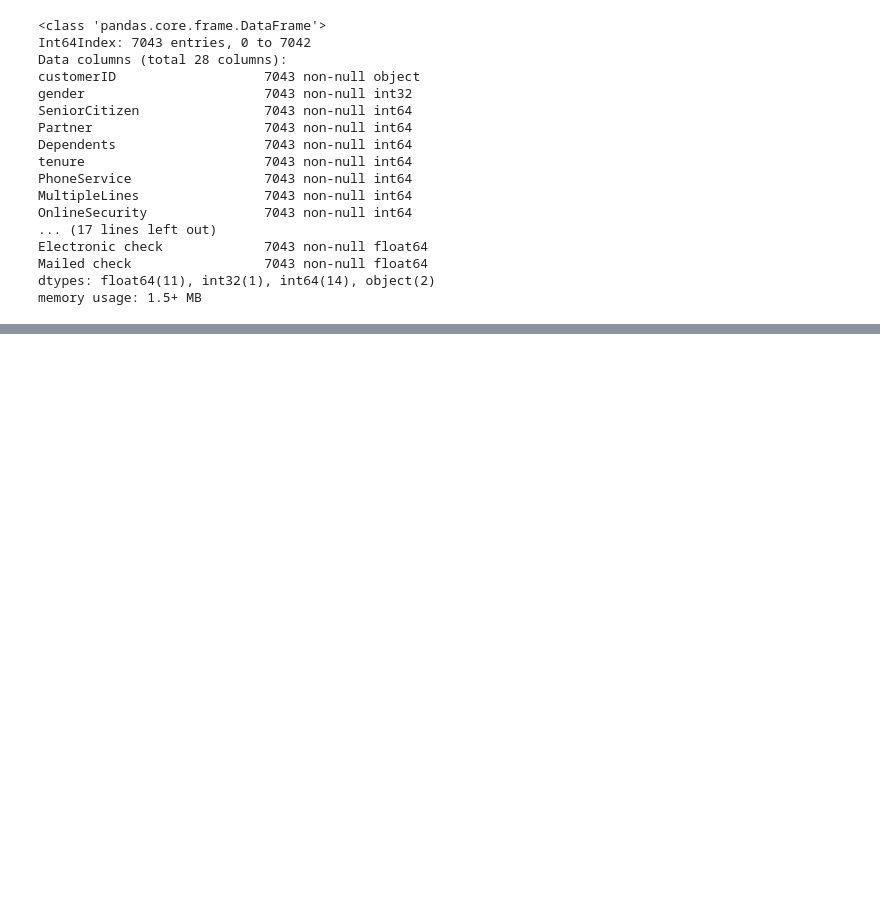
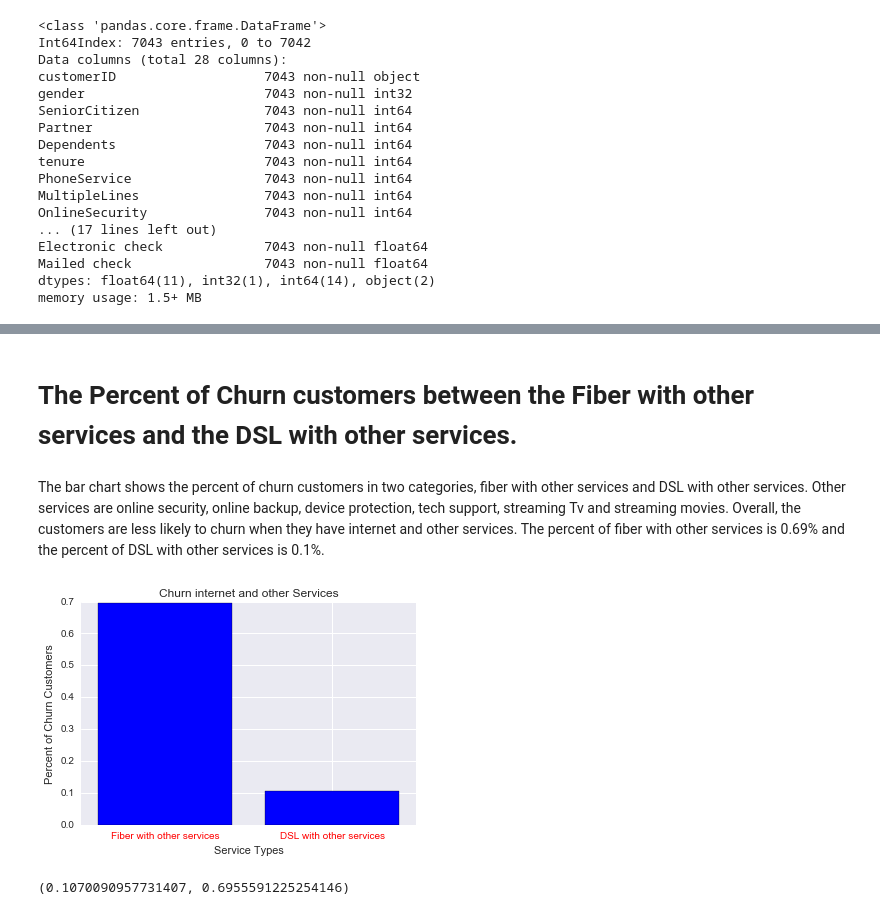
Before and after one commit to vinhpvu/Telco-customer-analytics, a Jupyter notebook: Untitled.ipynb, the cells around one changed output, grey strips where cells are left out. Drawn from its saved outputs; the diff is of its cells as text; code cells hidden in the pictures; blank space fills up the shorter version.

```diff
--- a/Untitled.ipynb
+++ b/Untitled.ipynb
@@ -292,0 +141,30 @@ plt.show()
+# %% [markdown]
+# The Percent of Churn customers between the Fiber with other services and  the DSL with other services.
+# %% [markdown]
+The bar chart shows the percent of churn customers in two categories, fiber with other services and DSL with other services. Other services are online security, online backup, device protection, tech support, streaming Tv and streaming movies. Overall, the customers are less likely to churn when they have internet and other services. The percent of fiber with other services is 0.69% and the percent of DSL with other services is 0.1%.
+# %%
+churn_phone_DSL_other=churn_data.customerID[(churn_data["DSL"]==1)&(churn_data["OnlineSecurity"]==1)&(churn_data["OnlineBackup"]==1)
+                                      &(churn_data["DeviceProtection"]==1)&(churn_data["TechSupport"]==1)&(churn_data["StreamingTV"]==1)
+                                     &(churn_data["StreamingMovies"]==1)]
+churn_phone_Fiber_other=churn_data.customerID[(churn_data["Fiber optic"]==1)&(churn_data["OnlineSecurity"]==1)&(churn_data["OnlineBackup"]==1)
+                                      &(churn_data["DeviceProtection"]==1)&(churn_data["TechSupport"]==1)&(churn_data["StreamingTV"]==1)
+                                     &(churn_data["StreamingMovies"]==1)]
+
+percent_churn_phone_DSL_other= percent_column(churn_phone_DSL_other)
+percent_churn_phone_Fiber_other=percent_column(churn_phone_Fiber_other)
+axis1=[1,2]
+
+plt.bar(axis1, [percent_churn_phone_Fiber_other,percent_churn_phone_DSL_other],color="blue",align = 'center')
+
+labels = ['Fiber with other services' ,'DSL with other services']
+
+plt.xticks(axis1,labels, color='red')
+
+plt.xlabel('Service Types')
+plt.ylabel('Percent of Churn Customers')
+plt.title('Churn internet and other Services')
+plt.show()
+print (percent_churn_phone_DSL_other,percent_churn_phone_Fiber_other)
+# %% [output]
+[figure, added]
+(0.1070090957731407, 0.6955591225254146)
```
Also changed, not shown: parts of 44 cells of this notebook.
